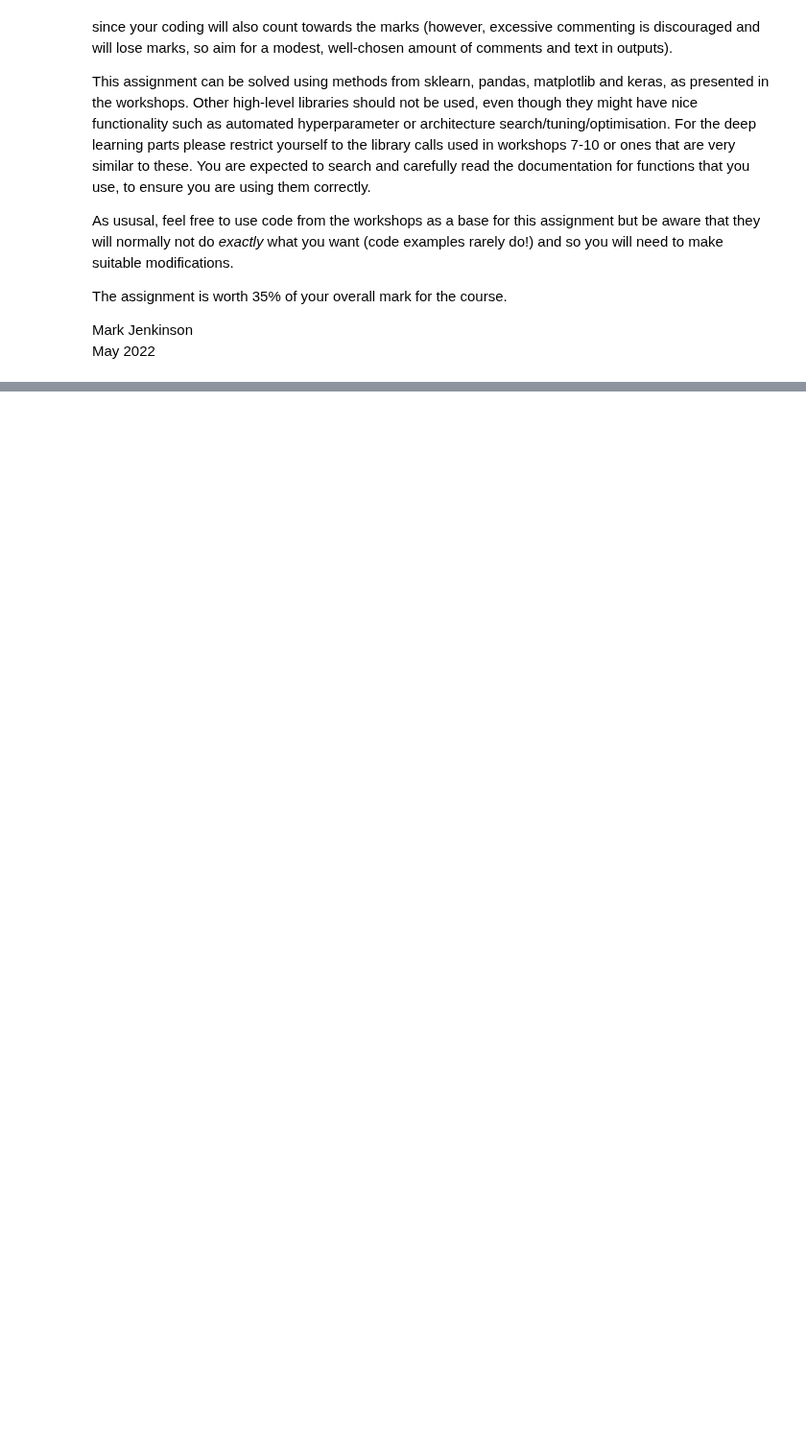
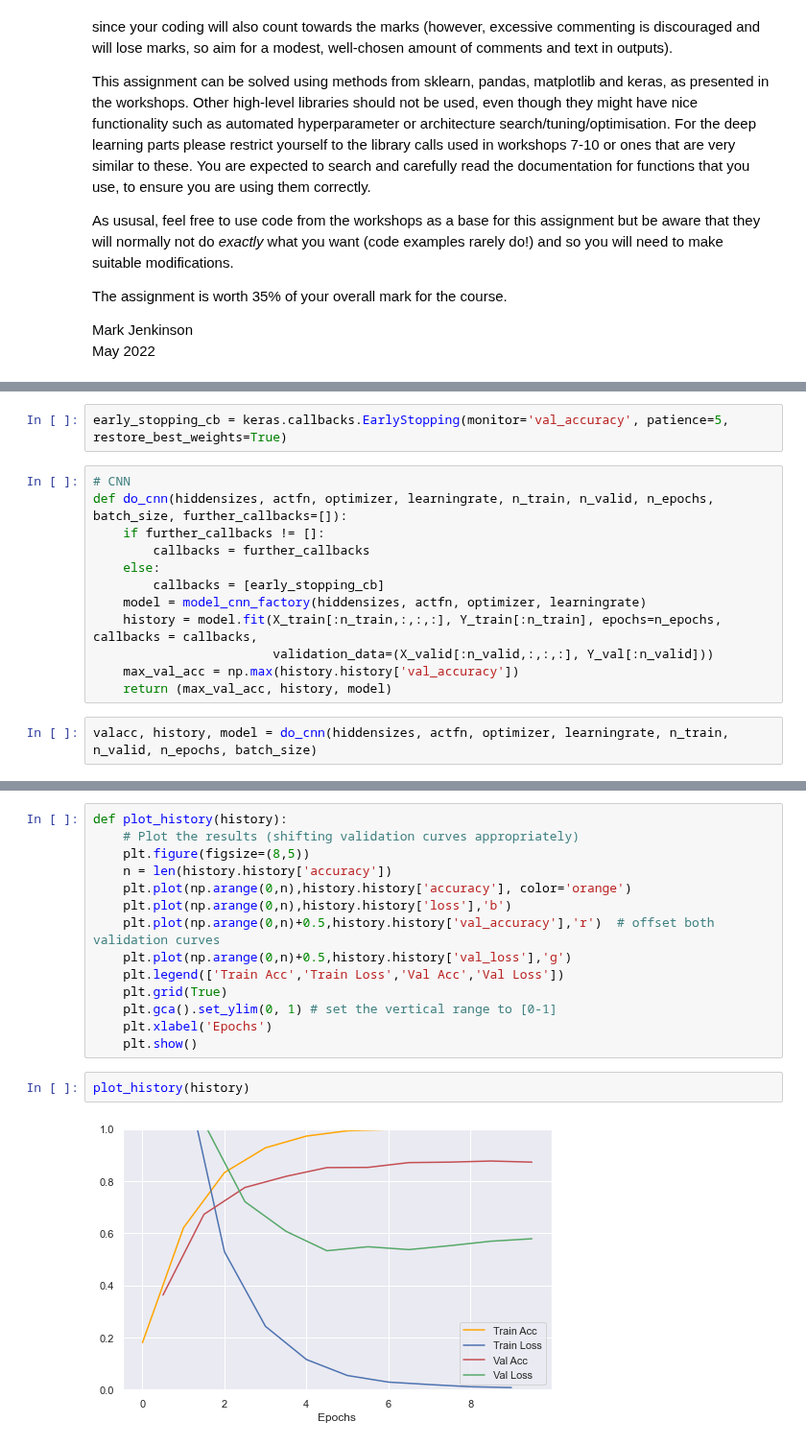
Before and after one commit to XiaoLinZzz/Machine-learning, a Jupyter notebook: A3/Assignment3_UMLT_2022_instructions.ipynb, the cells around one changed output, grey strips where cells are left out. Shown at 96% size. Drawn from its saved outputs; the diff is of its cells as text; blank space fills up the shorter version.

```diff
--- a/A3/Assignment3_UMLT_2022_instructions.ipynb
+++ b/A3/Assignment3_UMLT_2022_instructions.ipynb
@@ -320,0 +296,16 @@ AttributeError: 'Base_CNN' object has no attribute 'fit'
+# %%
+early_stopping_cb = keras.callbacks.EarlyStopping(monitor='val_accuracy', patience=5, restore_best_weights=True)
+# %%
+# CNN
+def do_cnn(hiddensizes, actfn, optimizer, learningrate, n_train, n_valid, n_epochs, batch_size, further_callbacks=[]):
+    if further_callbacks != []:
+        callbacks = further_callbacks
+    else:
+        callbacks = [early_stopping_cb]
+    model = model_cnn_factory(hiddensizes, actfn, optimizer, learningrate)
+    history = model.fit(X_train[:n_train,:,:,:], Y_train[:n_train], epochs=n_epochs, callbacks = callbacks,
+                        validation_data=(X_valid[:n_valid,:,:,:], Y_val[:n_valid]))
+    max_val_acc = np.max(history.history['val_accuracy'])
+    return (max_val_acc, history, model)
+# %%
+valacc, history, model = do_cnn(hiddensizes, actfn, optimizer, learningrate, n_train, n_valid, n_epochs, batch_size)
@@ -320,0 +353,18 @@ AttributeError: 'Base_CNN' object has no attribute 'fit'
+# %%
+def plot_history(history):
+    # Plot the results (shifting validation curves appropriately)
+    plt.figure(figsize=(8,5))
+    n = len(history.history['accuracy'])
+    plt.plot(np.arange(0,n),history.history['accuracy'], color='orange')
+    plt.plot(np.arange(0,n),history.history['loss'],'b')
+    plt.plot(np.arange(0,n)+0.5,history.history['val_accuracy'],'r')  # offset both validation curves
+    plt.plot(np.arange(0,n)+0.5,history.history['val_loss'],'g')
+    plt.legend(['Train Acc','Train Loss','Val Acc','Val Loss'])
+    plt.grid(True)
+    plt.gca().set_ylim(0, 1) # set the vertical range to [0-1]
+    plt.xlabel('Epochs')
+    plt.show()
+# %%
+plot_history(history)
+# %% [output]
+[figure, added]
```
Also changed, not shown: parts of 40 cells of this notebook, 7 other files.
